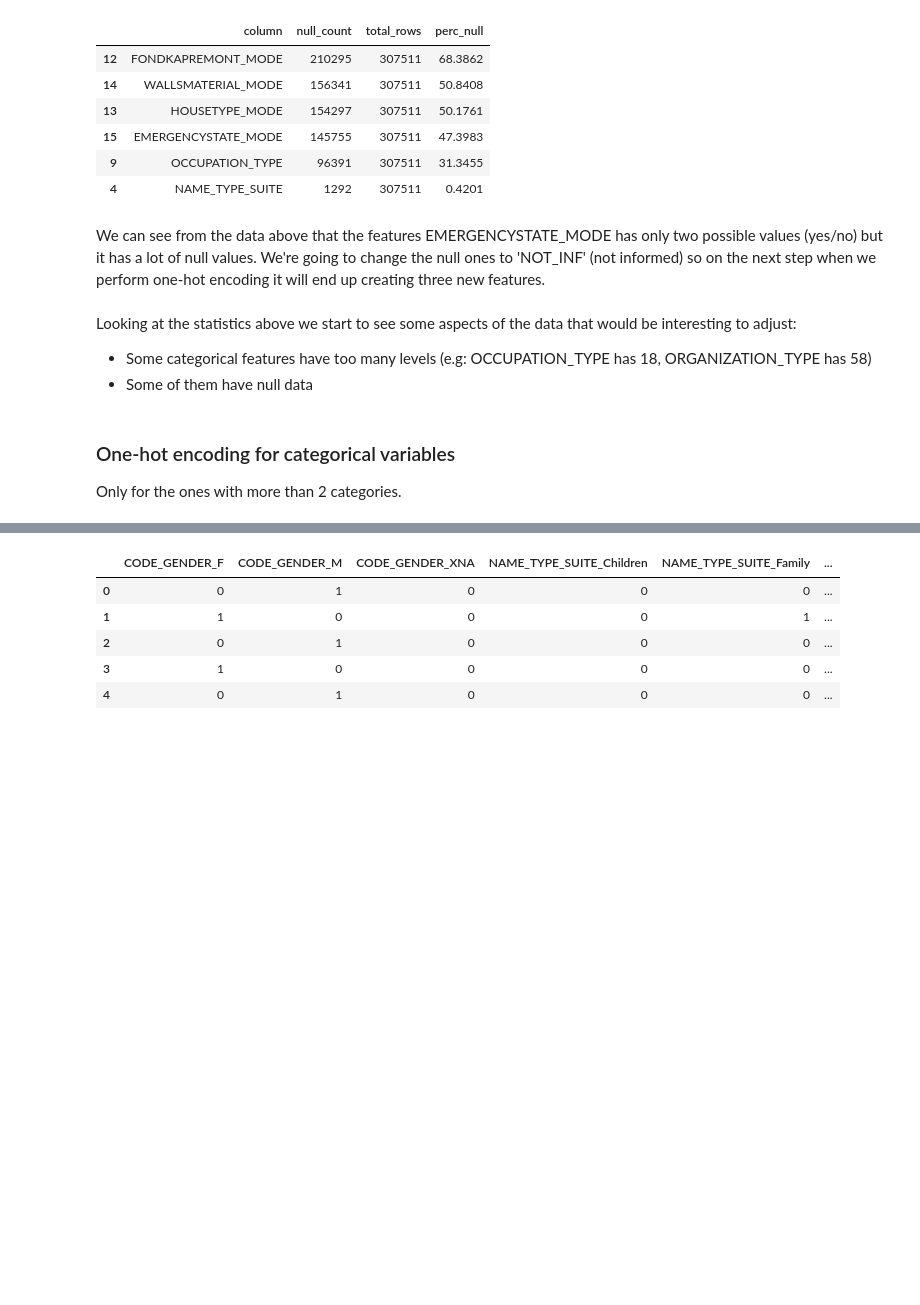
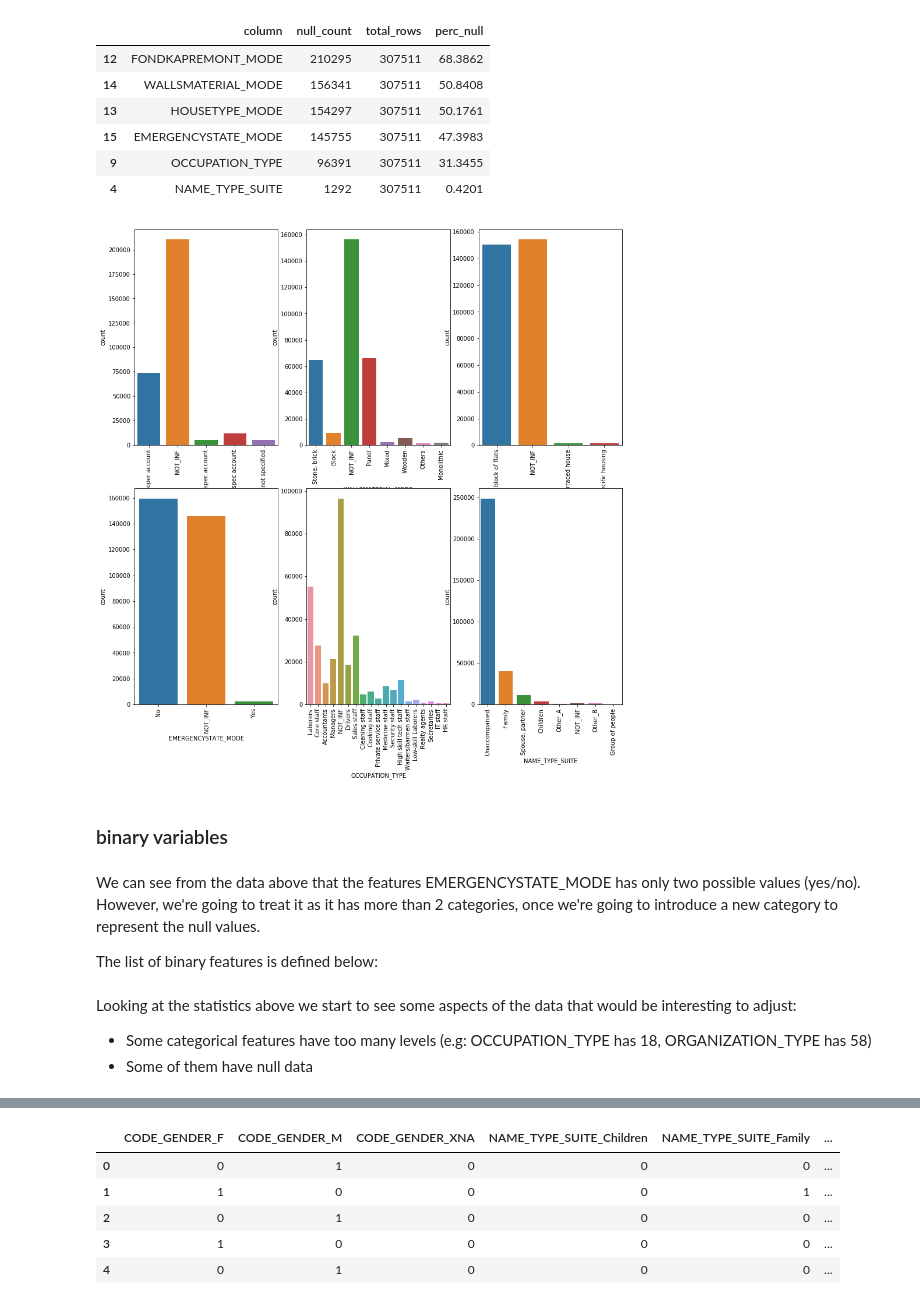
Before and after one commit to bodias/machine-learning, a Jupyter notebook: projects/capstone/home_credit/capstone_report.ipynb, the cells around one changed output, grey strips where cells are left out. Saved outputs shown, nothing was run; the diff lists cells and outputs as text; code cells hidden in the pictures; blank space fills up the shorter version.

Commit message:
missing categorical values imputation

```diff
--- a/projects/capstone/home_credit/capstone_report.ipynb
+++ b/projects/capstone/home_credit/capstone_report.ipynb
@@ -264,11 +279,28 @@ null_non_numerical
 | 15 | EMERGENCYSTATE_MODE | 145755 | 307511 | 47.3983 |
 | 9 | OCCUPATION_TYPE | 96391 | 307511 | 31.3455 |
 | 4 | NAME_TYPE_SUITE | 1292 | 307511 | 0.4201 |
-# %% [markdown]
-We can see from the data above that the features EMERGENCYSTATE_MODE has only two possible values (yes/no) but it has a lot of null values. We're going to change the null ones to 'NOT_INF' (not informed) so on the next step when we perform one-hot encoding it will end up creating three new features.
-# %%
-app_train.at[app_train['EMERGENCYSTATE_MODE'].isnull(),['EMERGENCYSTATE_MODE']] = 'NOT_INF'
-app_test.at[app_test['EMERGENCYSTATE_MODE'].isnull(),['EMERGENCYSTATE_MODE']] = 'NOT_INF'
+# %%
+fig, ax = plt.subplots(nrows=2, ncols=3,figsize=(15,15))
+feat_to_plot = null_non_numerical["column"].values
+feat_i = 0
+
+for row in ax:
+    for col in row:
+        sns.countplot(x=feat_to_plot[feat_i], data=app_train,ax=col)
+        for label in col.get_xticklabels():
+            label.set_rotation(90)
+
+        feat_i +=1
+
+plt.show()
+# %% [output]
+[figure, added]
+# %% [markdown]
+### binary variables
+# %% [markdown]
+We can see from the data above that the features EMERGENCYSTATE_MODE has only two possible values (yes/no). However, we're going to treat it as it has more than 2 categories, once we're going to introduce a new category to represent the null values.
+
+The list of binary features is defined below:
 # %%
 binary_features = ['NAME_CONTRACT_TYPE','FLAG_OWN_CAR','FLAG_OWN_REALTY']
 
@@ -277,7 +309,3 @@ non_numerical_features = [col for col in non_numerical_features if col not in bi
 Looking at the statistics above we start to see some aspects of the data that would be interesting to adjust:
 * Some categorical features have too many levels (e.g: OCCUPATION_TYPE has 18, ORGANIZATION_TYPE has 58)
 * Some of them have null data
-# %% [markdown]
-### One-hot encoding for categorical variables
-
-Only for the ones with more than 2 categories.
```
Also changed, not shown: parts of 6 cells of this notebook.
